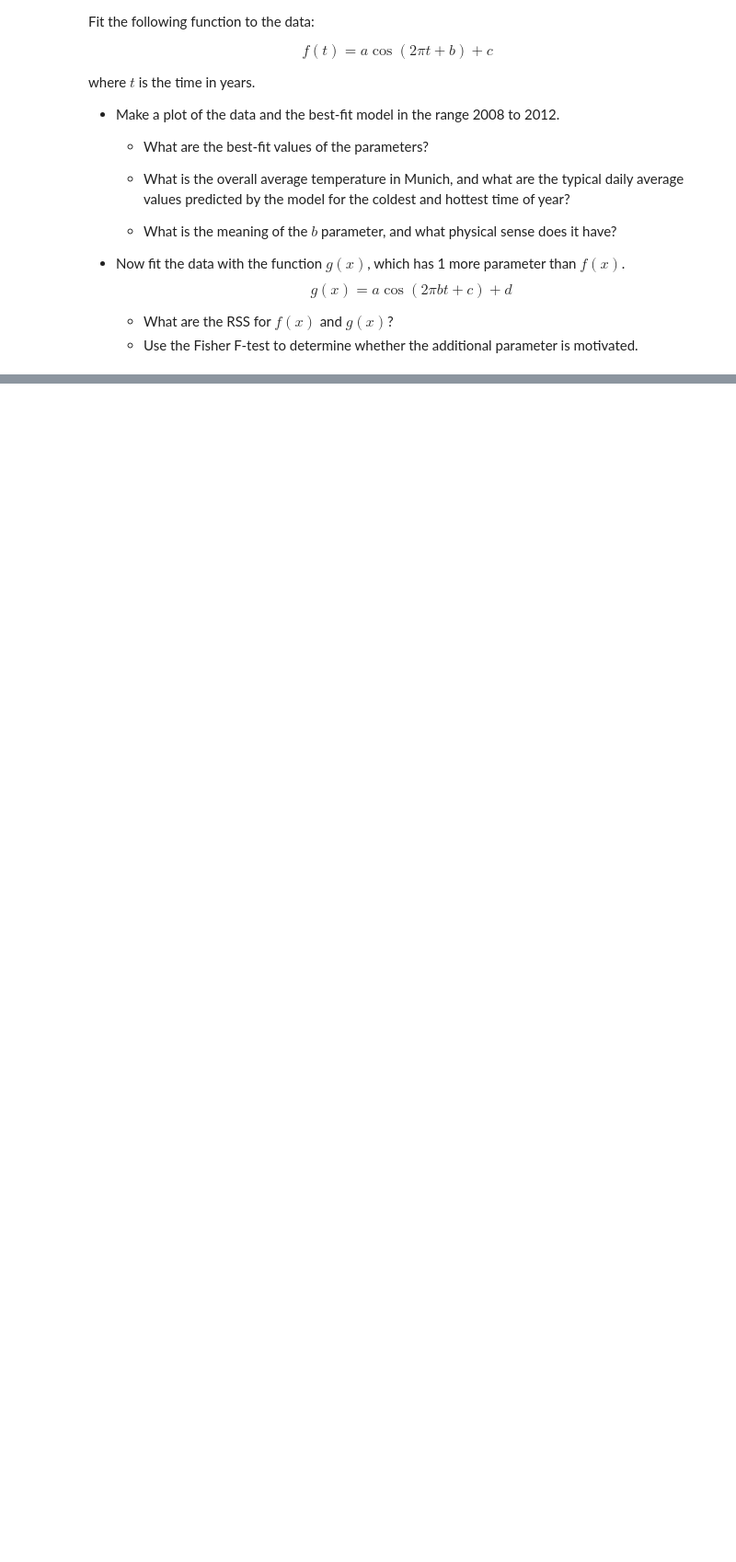
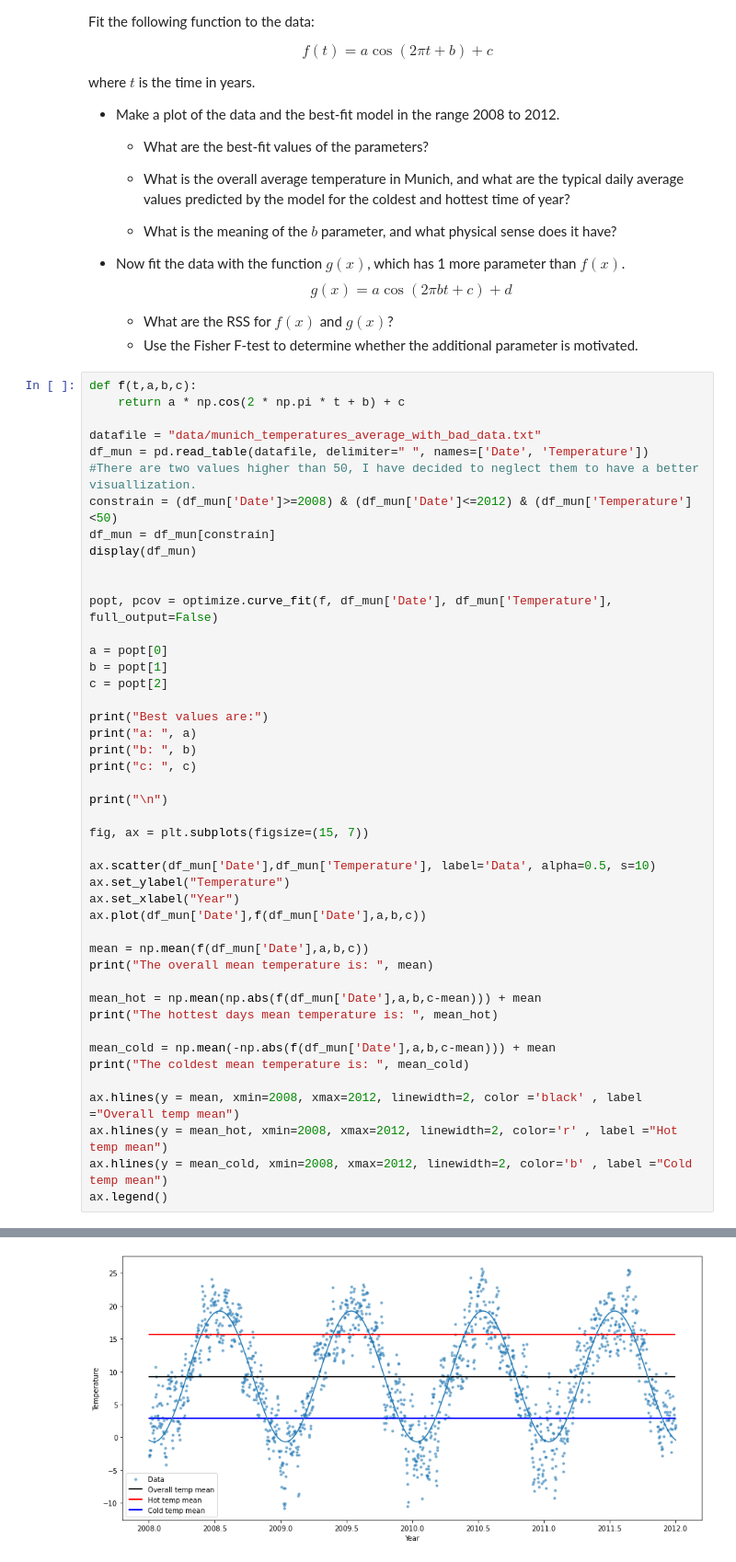
Before and after one commit to zucchett/HighLevelProgramming2021, a Jupyter notebook: 08ex_fitting.ipynb, the cells around one changed output, grey strips where cells are left out. Shown at 92% size. Saved outputs shown, nothing was run; the diff lists cells and outputs as text; blank space fills up the shorter version.

```diff
--- a/08ex_fitting.ipynb
+++ b/08ex_fitting.ipynb
@@ -158,3 +273,49 @@ where $t$ is the time in years.
 $$g(x) = a \cos(2\pi b t + c)+d$$
    - What are the RSS for $f(x)$ and $g(x)$?
    - Use the Fisher F-test to determine whether the additional parameter is motivated.
+# %%
+def f(t,a,b,c):
+    return a * np.cos(2 * np.pi * t + b) + c
+
+datafile = "data/munich_temperatures_average_with_bad_data.txt"
+df_mun = pd.read_table(datafile, delimiter=" ", names=['Date', 'Temperature'])
+#There are two values higher than 50, I have decided to neglect them to have a better visuallization.
+constrain = (df_mun['Date']>=2008) & (df_mun['Date']<=2012) & (df_mun['Temperature']<50)
+df_mun = df_mun[constrain]
+display(df_mun)
+
+
+popt, pcov = optimize.curve_fit(f, df_mun['Date'], df_mun['Temperature'], full_output=False)
+
+a = popt[0]
+b = popt[1]
+c = popt[2]
+
+print("Best values are:")
+print("a: ", a)
+print("b: ", b)
+print("c: ", c)
+
+print("\n")
+
+fig, ax = plt.subplots(figsize=(15, 7))
+
+ax.scatter(df_mun['Date'],df_mun['Temperature'], label='Data', alpha=0.5, s=10)
+ax.set_ylabel("Temperature")
+ax.set_xlabel("Year")
+ax.plot(df_mun['Date'],f(df_mun['Date'],a,b,c))
+
+mean = np.mean(f(df_mun['Date'],a,b,c))
+print("The overall mean temperature is: ", mean)
+
+mean_hot = np.mean(np.abs(f(df_mun['Date'],a,b,c-mean))) + mean
+print("The hottest days mean temperature is: ", mean_hot)
+
+mean_cold = np.mean(-np.abs(f(df_mun['Date'],a,b,c-mean))) + mean
+print("The coldest mean temperature is: ", mean_cold)
+
+ax.hlines(y = mean, xmin=2008, xmax=2012, linewidth=2, color ='black' , label ="Overall temp mean")
+ax.hlines(y = mean_hot, xmin=2008, xmax=2012, linewidth=2, color='r' , label ="Hot temp mean")
+ax.hlines(y = mean_cold, xmin=2008, xmax=2012, linewidth=2, color='b' , label ="Cold temp mean")
+ax.legend()
+# %% [output]
@@ -160,0 +345 @@ $$g(x) = a \cos(2\pi b t + c)+d$$
+[figure, added]
```
Also changed, not shown: parts of 11 cells of this notebook.
